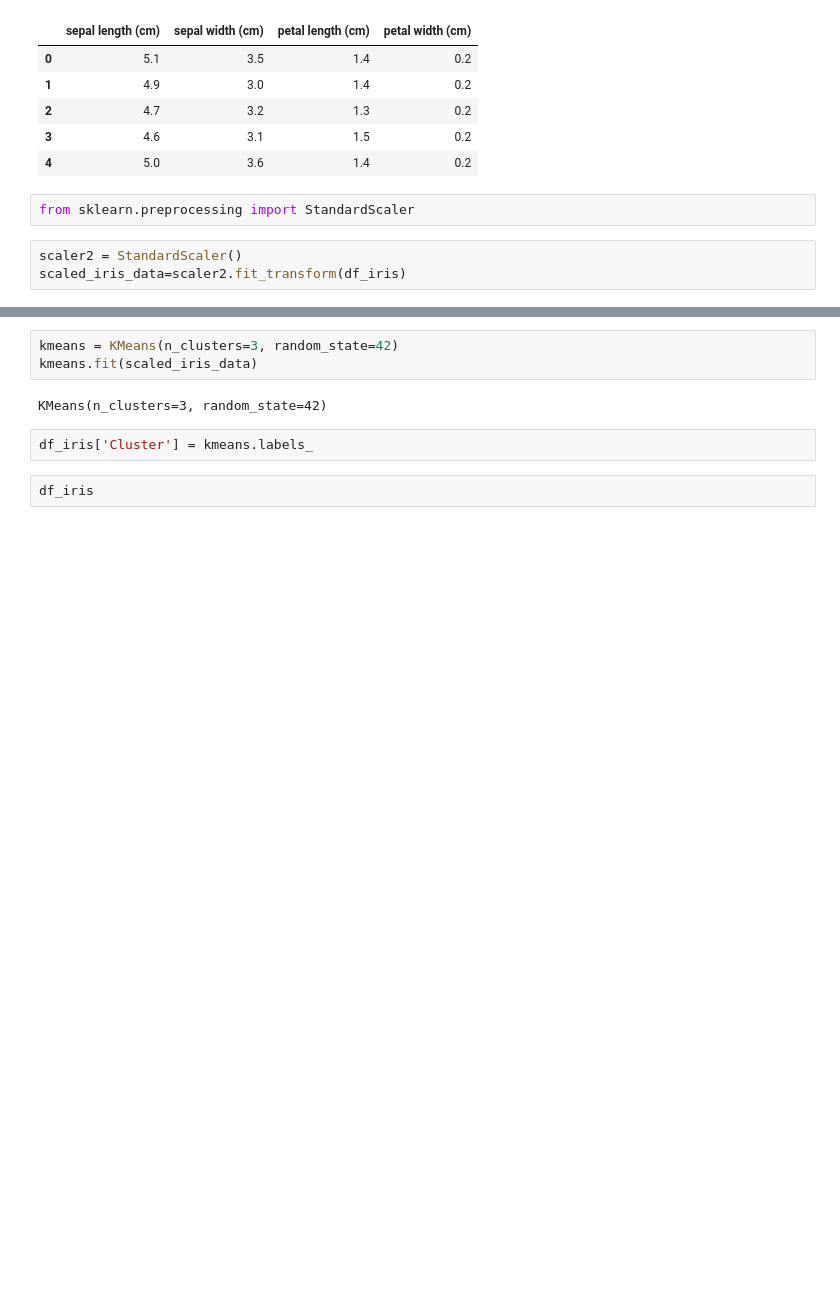
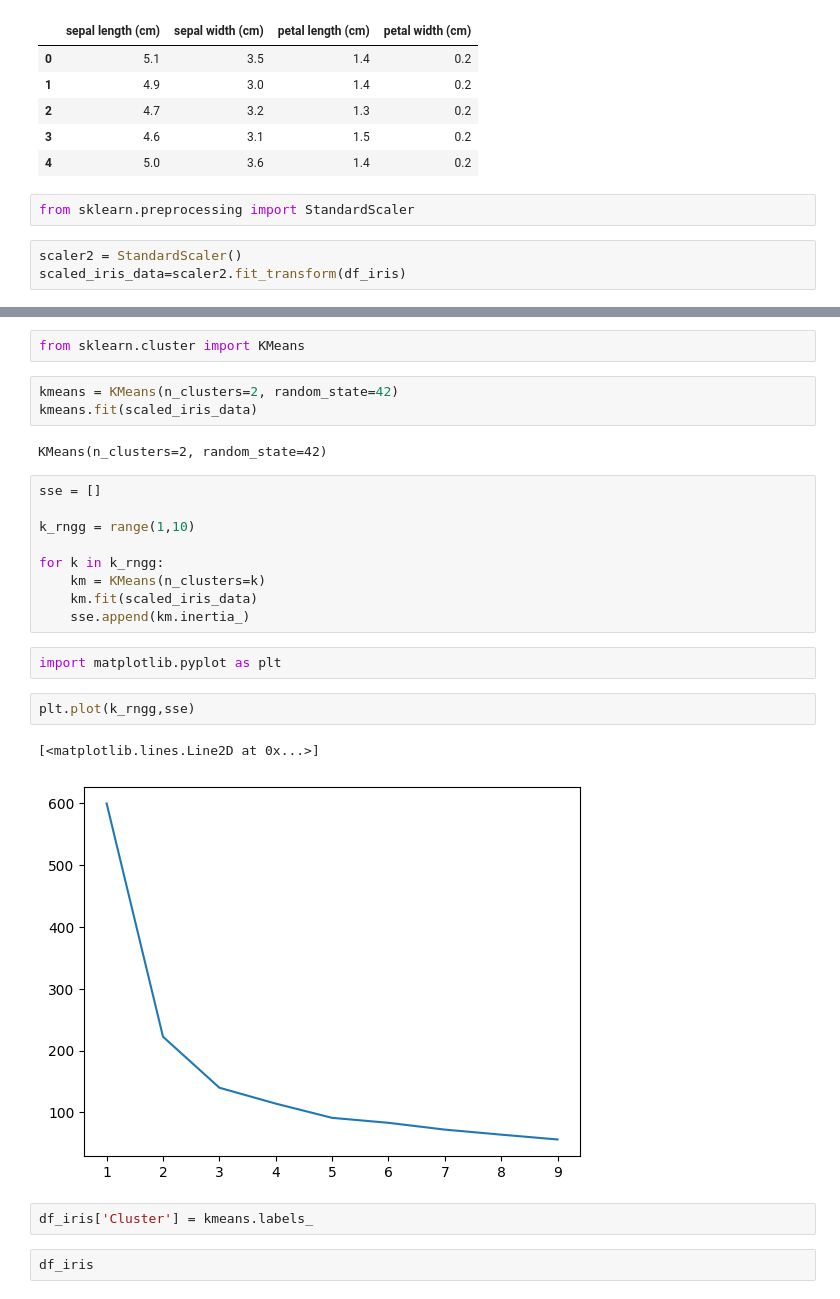
Before and after one commit to rb4050/Machine-learning-practicals, a Jupyter notebook: kmeans/kmeans.ipynb, the cells around one changed output, grey strips where cells are left out. Cells and saved outputs as stored; diff of their text form; blank space fills up the shorter version.

```diff
--- a/kmeans/kmeans.ipynb
+++ b/kmeans/kmeans.ipynb
@@ -288,8 +309,26 @@ scaled_iris_data=scaler2.fit_transform(df_iris)
+# %%
+from sklearn.cluster import KMeans
 # %%
-kmeans = KMeans(n_clusters=3, random_state=42)
+kmeans = KMeans(n_clusters=2, random_state=42)
 kmeans.fit(scaled_iris_data)
 # %% [output]
-KMeans(n_clusters=3, random_state=42)
+KMeans(n_clusters=2, random_state=42)
+# %%
+sse = []
+
+k_rngg = range(1,10)
+
+for k in k_rngg:
+    km = KMeans(n_clusters=k)
+    km.fit(scaled_iris_data)
+    sse.append(km.inertia_)
+# %%
+import matplotlib.pyplot as plt
+# %%
+plt.plot(k_rngg,sse)
+# %% [output]
+[<matplotlib.lines.Line2D at 0x...>]
+[figure, added]
 # %%
 df_iris['Cluster'] = kmeans.labels_
 # %%
```
Also changed, not shown: parts of 6 cells of this notebook, 1 other file.
